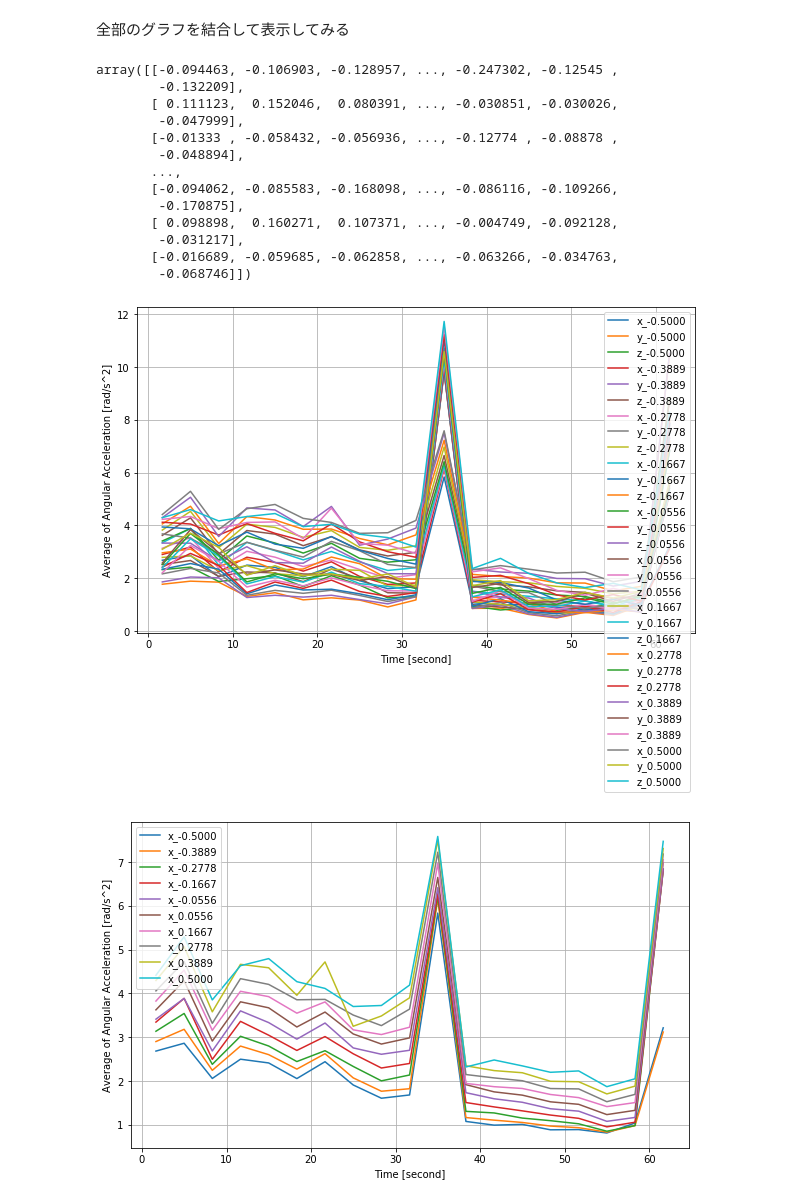
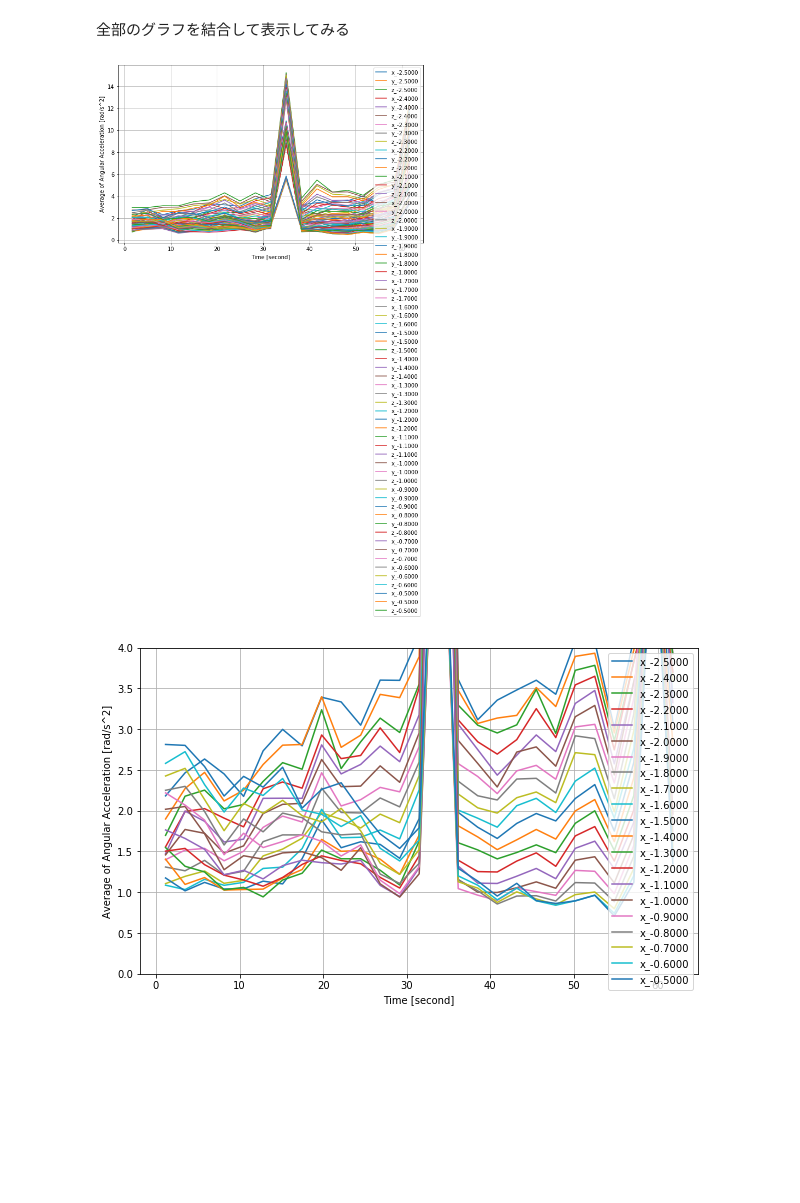
Before and after one commit to yossato/virtualGimbal, a Jupyter notebook: post_processing_software/jupyter/observe_synchronization_and_quality.ipynb, the cells around one changed output. Saved outputs shown, nothing was run; the diff lists cells and outputs as text; code cells hidden in the pictures; blank space fills up the shorter version.

```diff
--- a/post_processing_software/jupyter/observe_synchronization_and_quality.ipynb
+++ b/post_processing_software/jupyter/observe_synchronization_and_quality.ipynb
@@ -1,6 +1,6 @@
 # %%
 import numpy as np
-frame_offsets=np.linspace(-0.5,0.5,11)
+frame_offsets=np.linspace(-2.5,-0.5,21)
 # %% [markdown]
 VirtualGImbalに送る設定用のJSONファイルを生成する
 # %%
@@ -67,12 +67,17 @@ def getA4(angular_velocity,sampling_rate, length):
         time_average.append(np.average(time[i:i+length]))
     return time_average, a4
 
-def plotA4s(angular_velocitys,legends, sampling_rate, length,xlim=None,ylim=None):
+def plotA4s(angular_velocitys,legends=None, sampling_rate=30., length=50,xlim=None,ylim=None):
     plt.figure(figsize=(10,6))
 
-    for av,lb in zip(angular_velocitys,legends):
-        time_average, a4 = getA4(av,sampling_rate,length)
-        plt.plot(time_average,a4,label=lb)
+    if legends is not None:
+        for av,lb in zip(angular_velocitys,legends):
+            time_average, a4 = getA4(av,sampling_rate,length)
+            plt.plot(time_average,a4,label=lb)
+    else:
+        for av in angular_velocitys:
+            time_average, a4 = getA4(av,sampling_rate,length)
+            plt.plot(time_average,a4)
 
     if xlim is not None:
         plt.xlim(xlim[0],xlim[1])
@@ -130,26 +135,10 @@ for fo in frame_offsets:
         datas = data[1:]
     else:
         datas = np.append(datas,data[1:],axis=0)
-# %%
-datas
-# %% [output]
-array([[-0.094463, -0.106903, -0.128957, ..., -0.247302, -0.12545 ,
-        -0.132209],
-       [ 0.111123,  0.152046,  0.080391, ..., -0.030851, -0.030026,
-        -0.047999],
-       [-0.01333 , -0.058432, -0.056936, ..., -0.12774 , -0.08878 ,
-        -0.048894],
-       ...,
-       [-0.094062, -0.085583, -0.168098, ..., -0.086116, -0.109266,
-        -0.170875],
-       [ 0.098898,  0.160271,  0.107371, ..., -0.004749, -0.092128,
-        -0.031217],
-       [-0.016689, -0.059685, -0.062858, ..., -0.063266, -0.034763,
-        -0.068746]])
 # %%
 plotA4s(datas,legend,sampling_rate=30,length=100)
 # %% [output]
-[figure, old version]
+[figure, new version]
 # %%
 legend = []
 datas = None
@@ -168,6 +157,6 @@ for fo in frame_offsets:
     else:
         datas = np.append(datas,data[1:2],axis=0)
 # %%
-plotA4s(datas,legend,sampling_rate=30,length=100)
+plotA4s(datas,legend,sampling_rate=30,length=70,ylim=[0,4])
 # %% [output]
-[figure, old version]
+[figure, new version]
```
Also changed, not shown: parts of 11 cells of this notebook.
